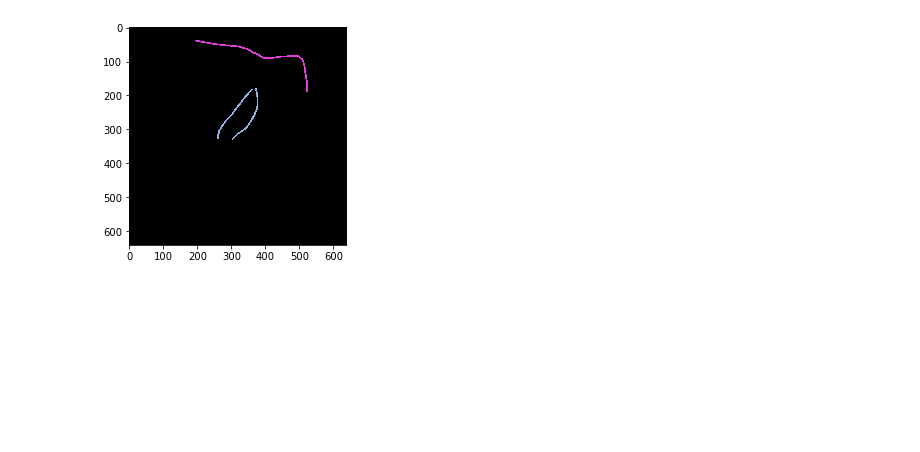
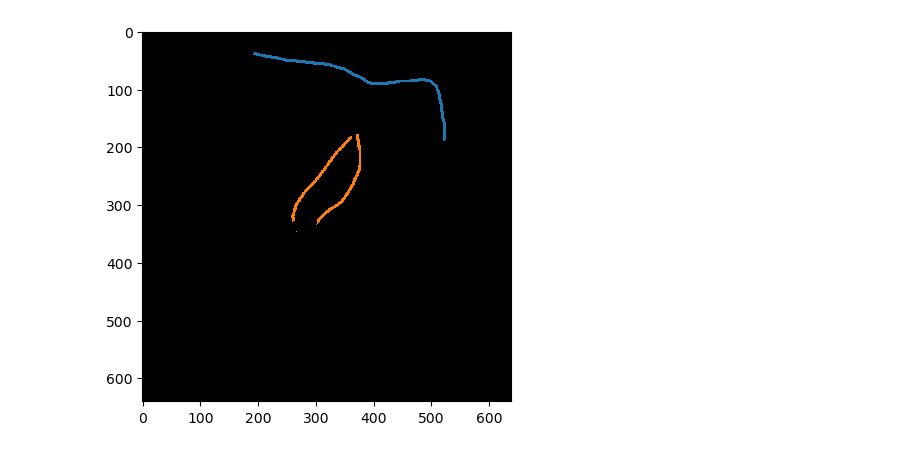
Before and after one commit to haesleinhuepf/apoc, a Jupyter notebook: demo/cell_classification.ipynb, the cells around one changed output. Cells and saved outputs as stored; diff of their text form; code cells hidden in the pictures; blank space fills up the shorter version.

```diff
--- a/demo/cell_classification.ipynb
+++ b/demo/cell_classification.ipynb
@@ -32,9 +51,9 @@ imsave("maize_clsm_labels.tif", np.asarray(extended_labels))
 # %%
-annotation = cle.push(imread('maize_clsm_annotation.tif'))
+annotation = cle.push(imread('maize_clsm_annotation.tif').astype(np.uint32))
 
 cle.imshow(annotation, labels=True)
 # %% [output]
-[figure, old version]
+[figure, new version]
 # %%
 features = 'area,touching_neighbor_count,average_distance_of_touching_neighbors,average_distance_of_n_nearest_neighbors=1,average_distance_of_n_nearest_neighbors=6,average_distance_of_n_nearest_neighbors=10'
 
```
Also changed, not shown: parts of 6 cells of this notebook, 26 other files.
